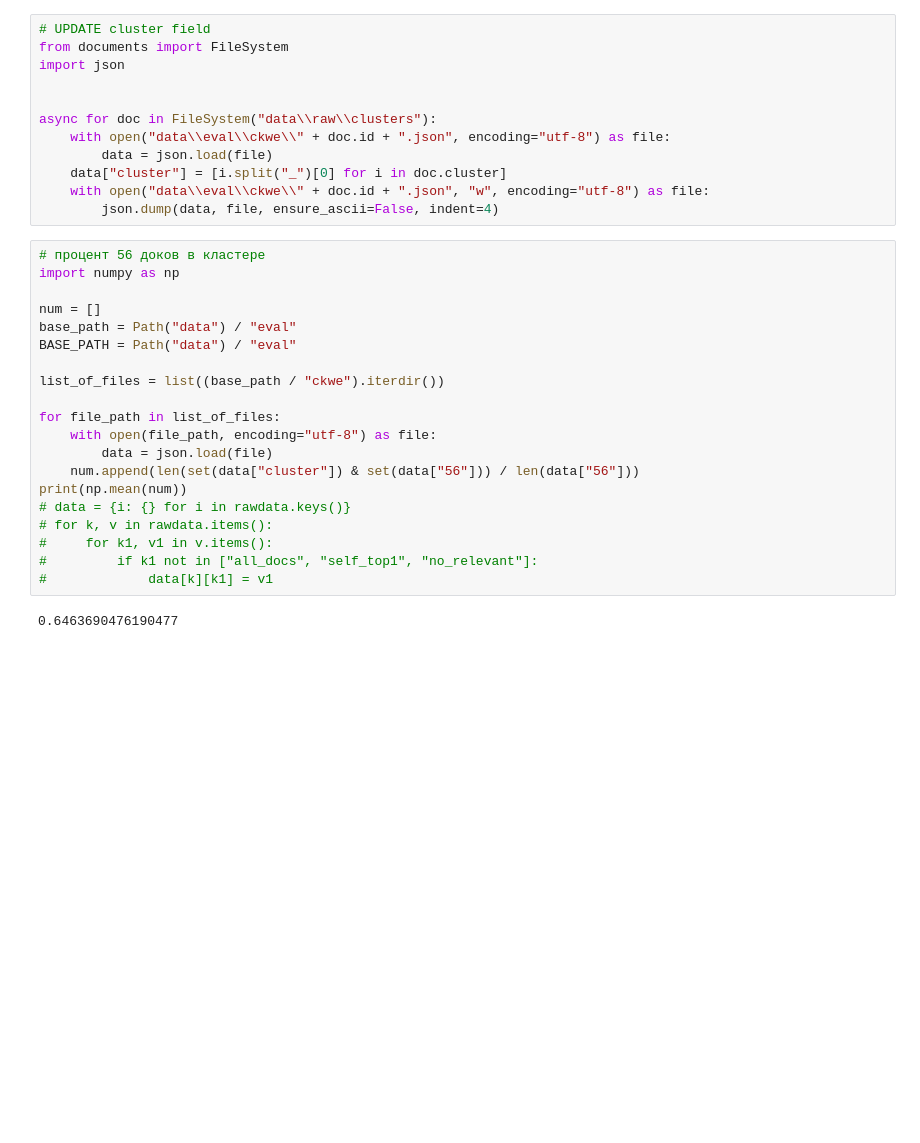
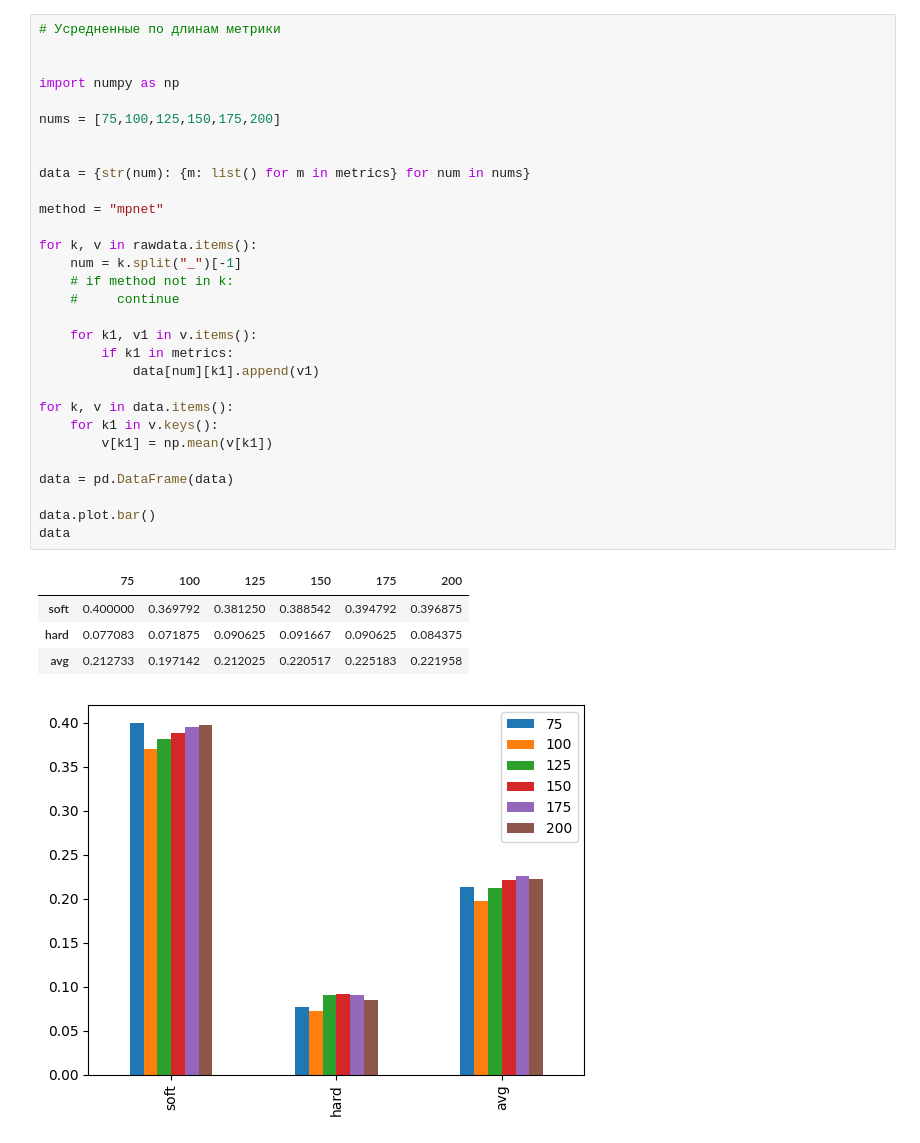
Before and after one commit to Ramnck/term-vector-extraction, a Jupyter notebook: vaildate.ipynb, the cells around one changed output. Cells and saved outputs as stored; diff of their text form; blank space fills up the shorter version.

```diff
--- a/vaildate.ipynb
+++ b/vaildate.ipynb
@@ -216,36 +202,38 @@ async for doc in FileSystem("data\\raw\\skolkovo"):
-# %%
-# UPDATE cluster field
-from documents import FileSystem
-import json
-
-
-async for doc in FileSystem("data\\raw\\clusters"):
-    with open("data\\eval\\ckwe\\" + doc.id + ".json", encoding="utf-8") as file:
-        data = json.load(file)
-    data["cluster"] = [i.split("_")[0] for i in doc.cluster]
-    with open("data\\eval\\ckwe\\" + doc.id + ".json", "w", encoding="utf-8") as file:
-        json.dump(data, file, ensure_ascii=False, indent=4)
-# %%
-# процент 56 доков в кластере
-import numpy as np
-
-num = []
-base_path = Path("data") / "eval"
-BASE_PATH = Path("data") / "eval"
-
-list_of_files = list((base_path / "ckwe").iterdir())
-
-for file_path in list_of_files:
-    with open(file_path, encoding="utf-8") as file:
-        data = json.load(file)
-    num.append(len(set(data["cluster"]) & set(data["56"])) / len(data["56"]))
-print(np.mean(num))
-# data = {i: {} for i in rawdata.keys()}
-# for k, v in rawdata.items():
-#     for k1, v1 in v.items():
-#         if k1 not in ["all_docs", "self_top1", "no_relevant"]:
-#             data[k][k1] = v1
-# %% [output]
-0.6463690476190477
+# %%
+# Усредненные по длинам метрики
+
+
+import numpy as np
+
+nums = [75,100,125,150,175,200]
+
+
+data = {str(num): {m: list() for m in metrics} for num in nums}
+
+method = "mpnet"
+
+for k, v in rawdata.items():
+    num = k.split("_")[-1]
+    # if method not in k:
+    #     continue
+
+    for k1, v1 in v.items():
+        if k1 in metrics:
+            data[num][k1].append(v1)
+
+for k, v in data.items():
+    for k1 in v.keys():
+        v[k1] = np.mean(v[k1])
+
+data = pd.DataFrame(data)
+
+data.plot.bar()
+data
+# %% [output]
+|  | 75 | 100 | 125 | 150 | 175 | 200 |
+| soft | 0.400000 | 0.369792 | 0.381250 | 0.388542 | 0.394792 | 0.396875 |
+| hard | 0.077083 | 0.071875 | 0.090625 | 0.091667 | 0.090625 | 0.084375 |
+| avg | 0.212733 | 0.197142 | 0.212025 | 0.220517 | 0.225183 | 0.221958 |
+[figure, added]
 # %%
 # Сравнить готовые терм вектора с полученными моей системой
```
Also changed, not shown: parts of 10 cells of this notebook, 10 other files.
